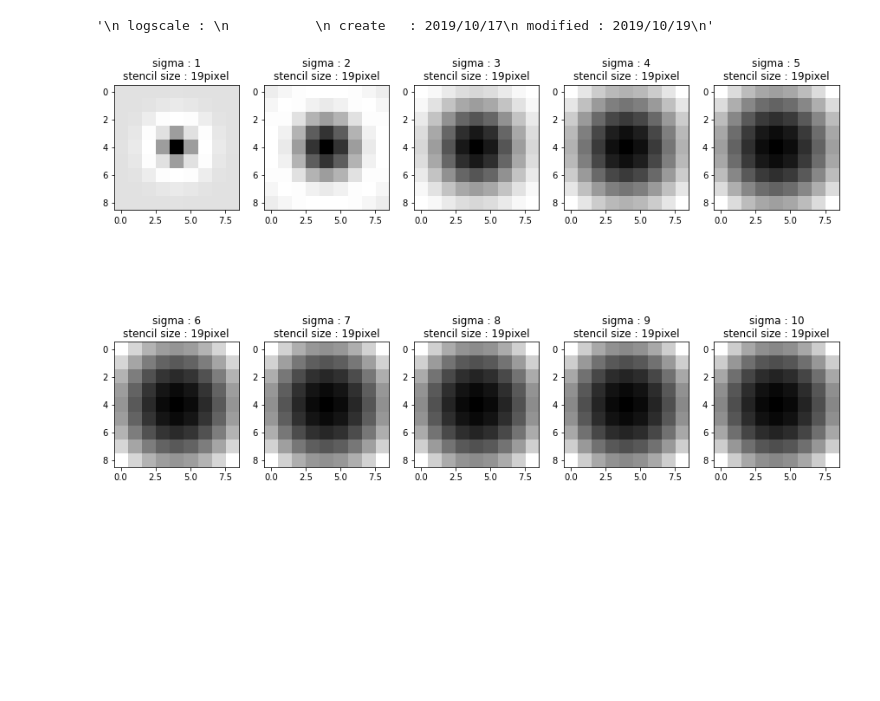
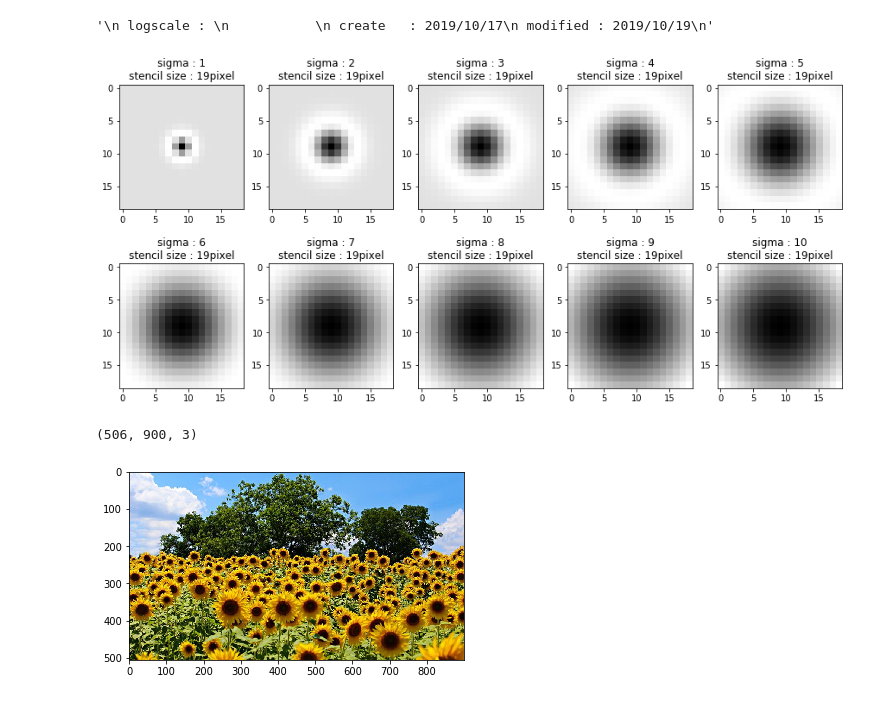
Before and after one commit to happyhyowon/assignment, a Jupyter notebook: vision/assignment2/logscale2.ipynb, the cells around one changed output. Drawn from its saved outputs; the diff is of its cells as text; code cells hidden in the pictures; blank space fills up the shorter version.

```diff
--- a/vision/assignment2/logscale2.ipynb
+++ b/vision/assignment2/logscale2.ipynb
@@ -49,7 +49,7 @@ def conv2d(img, kernel, padding='same'):
 
     return result
 # %%
-def LoG(sigma=1, stencil=19):
+def LoG(sigma=1, stencil=19, verbose=False):
     """
         Parameters:
             1. sigma : the width of the Gaussian kernel
@@ -58,19 +58,18 @@ def LoG(sigma=1, stencil=19):
         Return:
             1. a numpy array with the filter values
     """
-    #Log_filter = np.zeros((stencil,stencil))
-    #for x in range(stencil):
-    #    for y in range(stencil):
-    #        tmp = ((x - (stencil-1)/2)**2 + (y - stencil-1)/2)**2)/(2*(sigma**2))
-    #        Log_filter[x, y] = (-1/(np.pi*(sigma**4)))*(1-tmp)*np.exp(-tmp)
-
     # Using matrix operation (faster)
     basis = (np.arange(stencil)) - stencil//2
     x, y = np.meshgrid(basis, basis)
 
     tmp = (x**2 + y**2) / (2*(sigma**2))
-    Log_filter = -(1/(np.pi*(sigma**4))) * (1 - tmp) * np.exp(-tmp)
-    return Log_filter
+    LoGfilter = -(1/(np.pi*(sigma**4))) * (1 - tmp) * np.exp(-tmp)
+    if verbose:
+        plt.title("sigma : %d, stencil size : %dpixel, LoGfilter shape : (%d,%d)\n"
+              %(sigma, stencil, LoGfilter.shape[0], LoGfilter.shape[1]))
+        plt.imshow(LoGfilter, cmap='gray')
+
+    return LoGfilter
 # %%
 def filterImg(img, fil):
     """
@@ -85,14 +84,23 @@ def filterImg(img, fil):
 # %%
 # Log filters
 sigmas = [sigma+1 for sigma in range(10)]
-fig = plt.figure(figsize= (15,10))
+fig = plt.figure(figsize= (15,7))
+stencil = 19
 for sigma in sigmas:
-    LoG_filter = LoG(sigma=sigma, stencil=9)
+    LoG_filter = LoG(sigma=sigma, stencil=stencil)
     ax = fig.add_subplot(2, 5, sigma)
     ax.imshow(LoG_filter, cmap='gray')
-    ax.set_title("sigma : %d\nstencil size : %dpixel" %(sigma, 19))
+    ax.set_title("sigma : %d\nstencil size : %dpixel" %(sigma, stencil))
 # %% [output]
-[figure, old version]
+[figure, new version]
+# %%
+# read image
+img = mpl.image.imread("sunflower.jpg")
+plt.imshow(img)
+img.shape
+# %% [output]
+(506, 900, 3)
+[figure, added]
 # %%
 # read image
 img = mpl.image.imread("sunflower.jpg")
```
Also changed, not shown: parts of 5 cells of this notebook.
